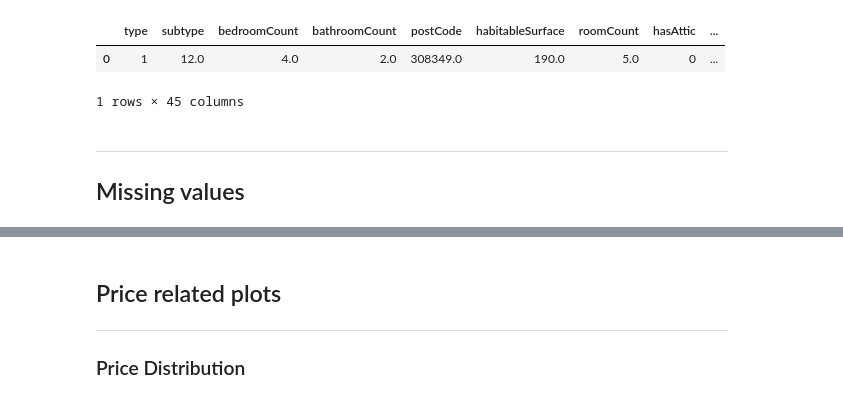
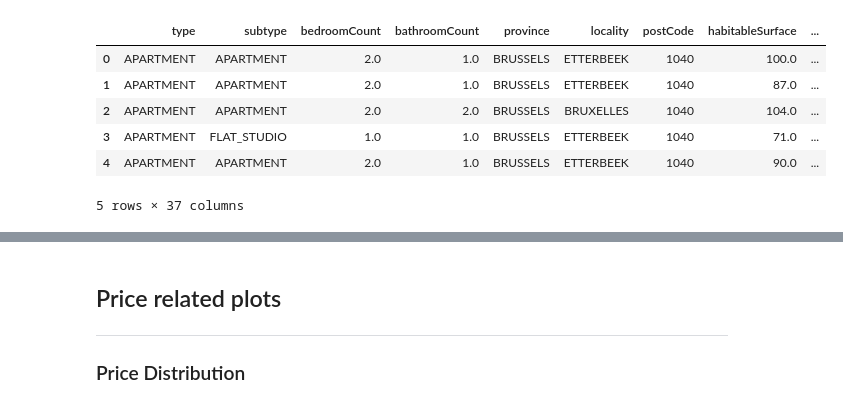
Before and after one commit to becodeorg/immo-eliza-data-exploration-milan, a Jupyter notebook: exprimental/analysis.ipynb, the cells around one changed output, grey strips where cells are left out. Saved outputs shown, nothing was run; the diff lists cells and outputs as text; code cells hidden in the pictures.

```diff
--- a/exprimental/analysis.ipynb
+++ b/exprimental/analysis.ipynb
@@ -10,14 +9,14 @@ import missingno as msno
 # %%
 # Load the data from the CSV file
-df = pd.read_csv("../datasets/kangaroo-cleaned.csv")
+df = pd.read_csv("../datasets/kangaroo-cleaned-for-analysis.csv")
 
 # Display the first few rows to verify the data was loaded correctly
-df.head(1)
+df.head(5)
 # %% [output]
-|  | type | subtype | bedroomCount | bathroomCount | postCode | habitableSurface | roomCount | hasAttic | ... |
-| 0 | 1 | 12.0 | 4.0 | 2.0 | 308349.0 | 190.0 | 5.0 | 0 | ... |
+|  | type | subtype | bedroomCount | bathroomCount | province | locality | postCode | habitableSurface | ... |
+| 0 | APARTMENT | APARTMENT | 2.0 | 1.0 | BRUSSELS | ETTERBEEK | 1040 | 100.0 | ... |
+| 1 | APARTMENT | APARTMENT | 2.0 | 1.0 | BRUSSELS | ETTERBEEK | 1040 | 87.0 | ... |
+| 2 | APARTMENT | APARTMENT | 2.0 | 2.0 | BRUSSELS | BRUXELLES | 1040 | 104.0 | ... |
+| 3 | APARTMENT | FLAT_STUDIO | 1.0 | 1.0 | BRUSSELS | ETTERBEEK | 1040 | 71.0 | ... |
+| 4 | APARTMENT | APARTMENT | 2.0 | 1.0 | BRUSSELS | ETTERBEEK | 1040 | 90.0 | ... |
-1 rows × 45 columns
+5 rows × 37 columns
-# %% [markdown]
----
-
-## Missing values
```
Also changed, not shown: parts of 29 cells of this notebook, 9 other files.
